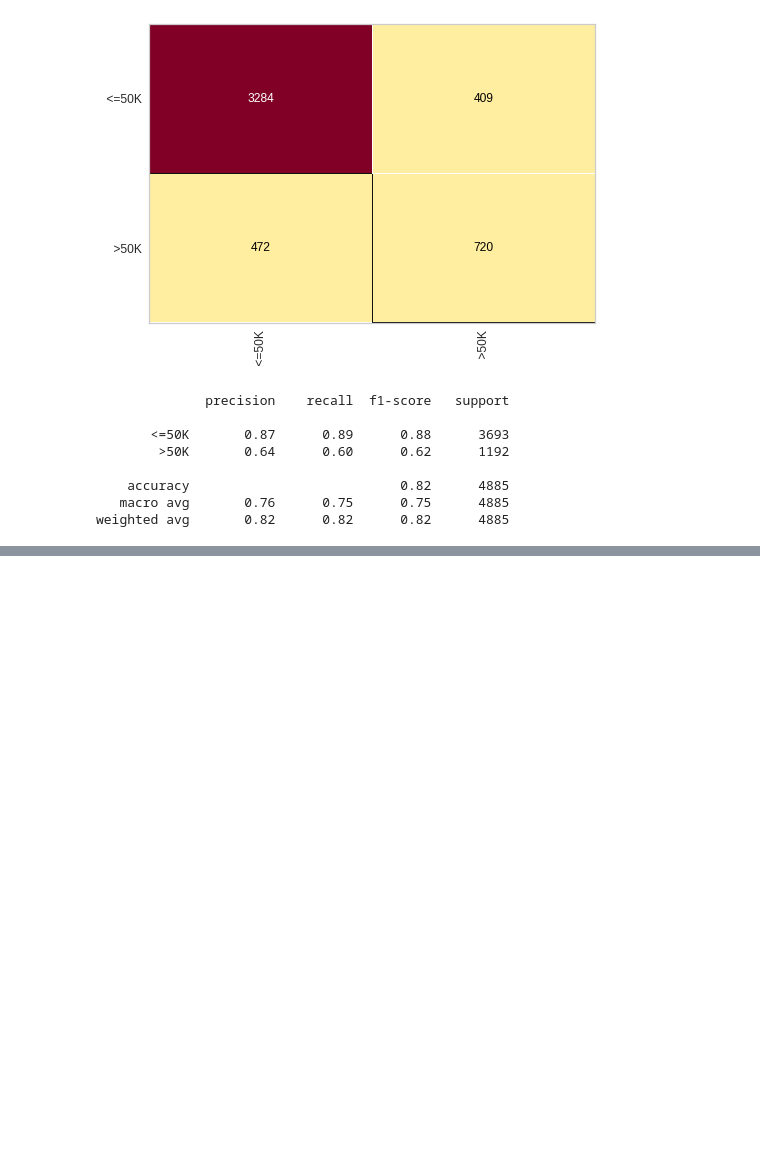
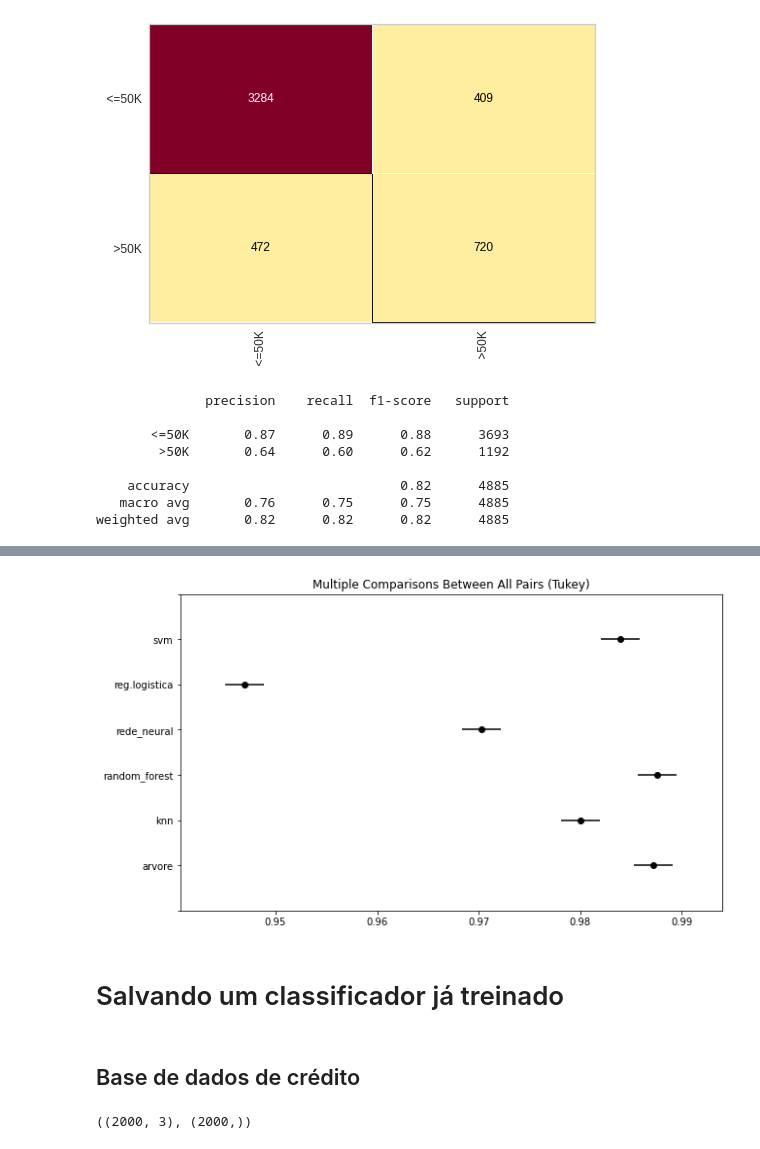
Before and after one commit to luhenr/processamentoDados-ML, a Jupyter notebook: DSML.ipynb, the cells around one changed output, grey strips where cells are left out. Cells and saved outputs as stored; diff of their text form; code cells hidden in the pictures; blank space fills up the shorter version.

```diff
--- a/DSML.ipynb
+++ b/DSML.ipynb
@@ -1503,0 +1728,12 @@ weighted avg       0.82      0.82      0.82      4885
+# %%
+resultados_algoritmos_credito = {'accuracy': np.concatenate([resultados_arvore, resultados_random_forest, resultados_knn,
+             resultados_regressao_logistica, resultados_svm, resultados_rede_neural]),
+             'algoritmo': ['arvore', 'arvore', 'arvore', 'arvore', 'arvore', 'arvore', 'arvore', 'arvore', 'arvore', 'arvore', 'arvore', 'arvore', 'arvore', 'arvore', 'arvore', 'arvore', 'arvore', 'arvore', 'arvore', 'arvore', 'arvore', 'arvore', 'arvore', 'arvore', 'arvore', 'arvore', 'arvore', 'arvore', 'arvore', 'arvore',
+                           'random_forest', 'random_forest', 'random_forest', 'random_forest', 'random_forest', 'random_forest', 'random_forest', 'random_forest', 'random_forest', 'random_forest', 'random_forest', 'random_forest', 'random_forest', 'random_forest', 'random_forest', 'random_forest', 'random_forest', 'random_forest', 'random_forest', 'random_forest', 'random_forest', 'random_forest', 'random_forest', 'random_forest', 'random_forest', 'random_forest', 'random_forest', 'random_forest', 'random_forest', 'random_forest',
+                           'knn', 'knn', 'knn', 'knn', 'knn', 'knn', 'knn', 'knn', 'knn', 'knn', 'knn', 'knn', 'knn', 'knn', 'knn', 'knn', 'knn', 'knn', 'knn', 'knn', 'knn', 'knn', 'knn', 'knn', 'knn', 'knn', 'knn', 'knn', 'knn', 'knn',
+                           'reg.logistica', 'reg.logistica', 'reg.logistica', 'reg.logistica', 'reg.logistica', 'reg.logistica', 'reg.logistica', 'reg.logistica', 'reg.logistica', 'reg.logistica', 'reg.logistica', 'reg.logistica', 'reg.logistica', 'reg.logistica', 'reg.logistica', 'reg.logistica', 'reg.logistica', 'reg.logistica', 'reg.logistica', 'reg.logistica', 'reg.logistica', 'reg.logistica', 'reg.logistica', 'reg.logistica', 'reg.logistica', 'reg.logistica', 'reg.logistica', 'reg.logistica', 'reg.logistica', 'reg.logistica',
+                           'svm', 'svm', 'svm', 'svm', 'svm', 'svm', 'svm', 'svm', 'svm', 'svm', 'svm', 'svm', 'svm', 'svm', 'svm', 'svm', 'svm', 'svm', 'svm', 'svm', 'svm', 'svm', 'svm', 'svm', 'svm', 'svm', 'svm', 'svm', 'svm', 'svm',
+                           'rede_neural', 'rede_neural', 'rede_neural', 'rede_neural', 'rede_neural', 'rede_neural', 'rede_neural', 'rede_neural', 'rede_neural', 'rede_neural', 'rede_neural', 'rede_neural', 'rede_neural', 'rede_neural', 'rede_neural', 'rede_neural', 'rede_neural', 'rede_neural', 'rede_neural', 'rede_neural', 'rede_neural', 'rede_neural', 'rede_neural', 'rede_neural', 'rede_neural', 'rede_neural', 'rede_neural', 'rede_neural', 'rede_neural', 'rede_neural']}
+# %%
+resultados_df_credito = pd.DataFrame(resultados_algoritmos_credito)
+resultados_df_credito
@@ -1503,0 +1756,5 @@ weighted avg       0.82      0.82      0.82      4885
+# %%
+compara_algoritmos_credito = MultiComparison(resultados_df_credito['accuracy'], resultados_df_credito['algoritmo'])
+# %%
+teste_estatistico_credito = compara_algoritmos_credito.tukeyhsd()
+print(teste_estatistico_credito)
@@ -1503,0 +1792,8 @@ weighted avg       0.82      0.82      0.82      4885
+# %%
+teste_estatistico_credito.plot_simultaneous();
+# %% [output]
+[figure, added]
+# %% [markdown]
+# Salvando um classificador já treinado
+# %% [markdown]
+## Base de dados de crédito
@@ -1503,0 +1804,6 @@ weighted avg       0.82      0.82      0.82      4885
+# %%
+x_credit = np.concatenate((x_credit_treinamento, x_credit_teste), axis = 0)
+y_credit = np.concatenate((y_credit_treinamento, y_credit_teste), axis = 0)
+x_credit.shape, y_credit.shape
+# %% [output]
+((2000, 3), (2000,))
```
Also changed, not shown: parts of 101 cells of this notebook.
